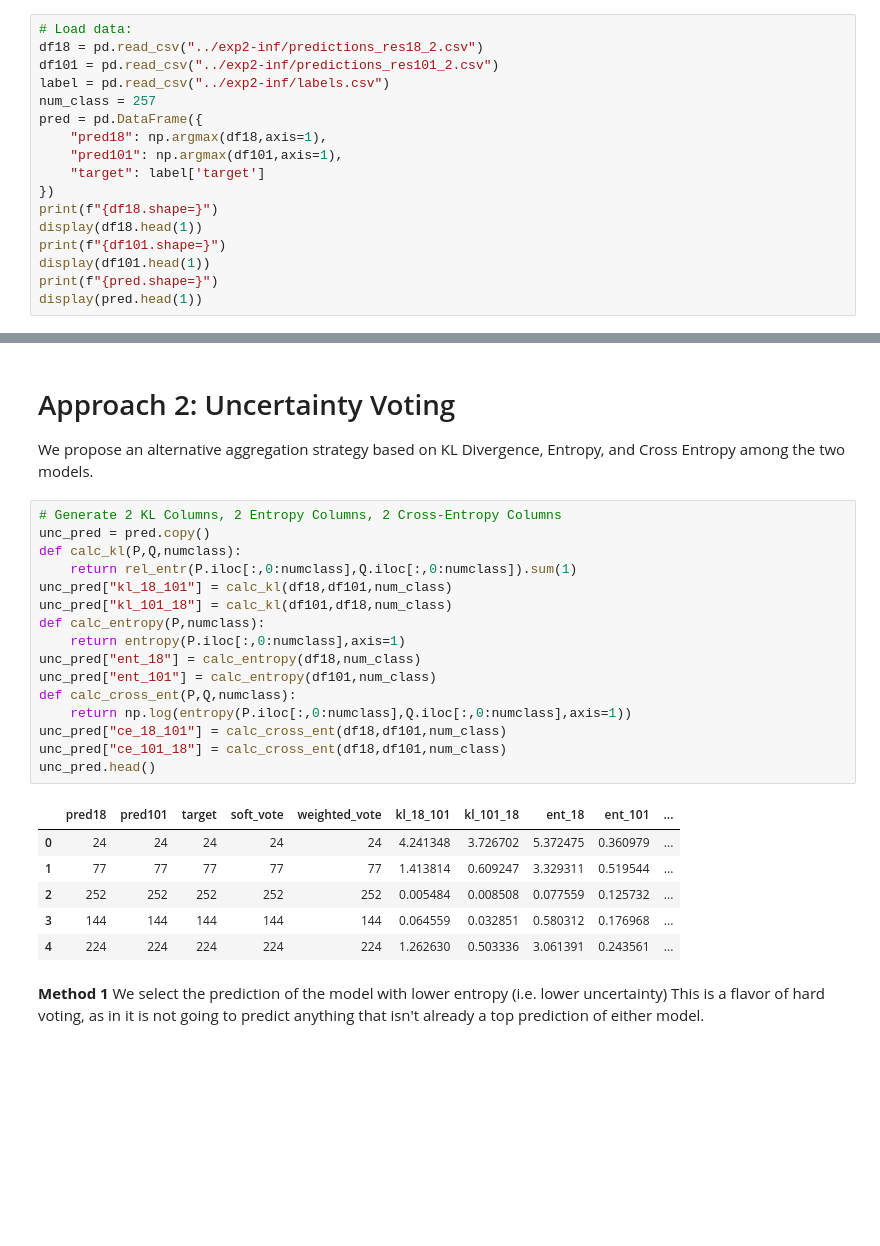
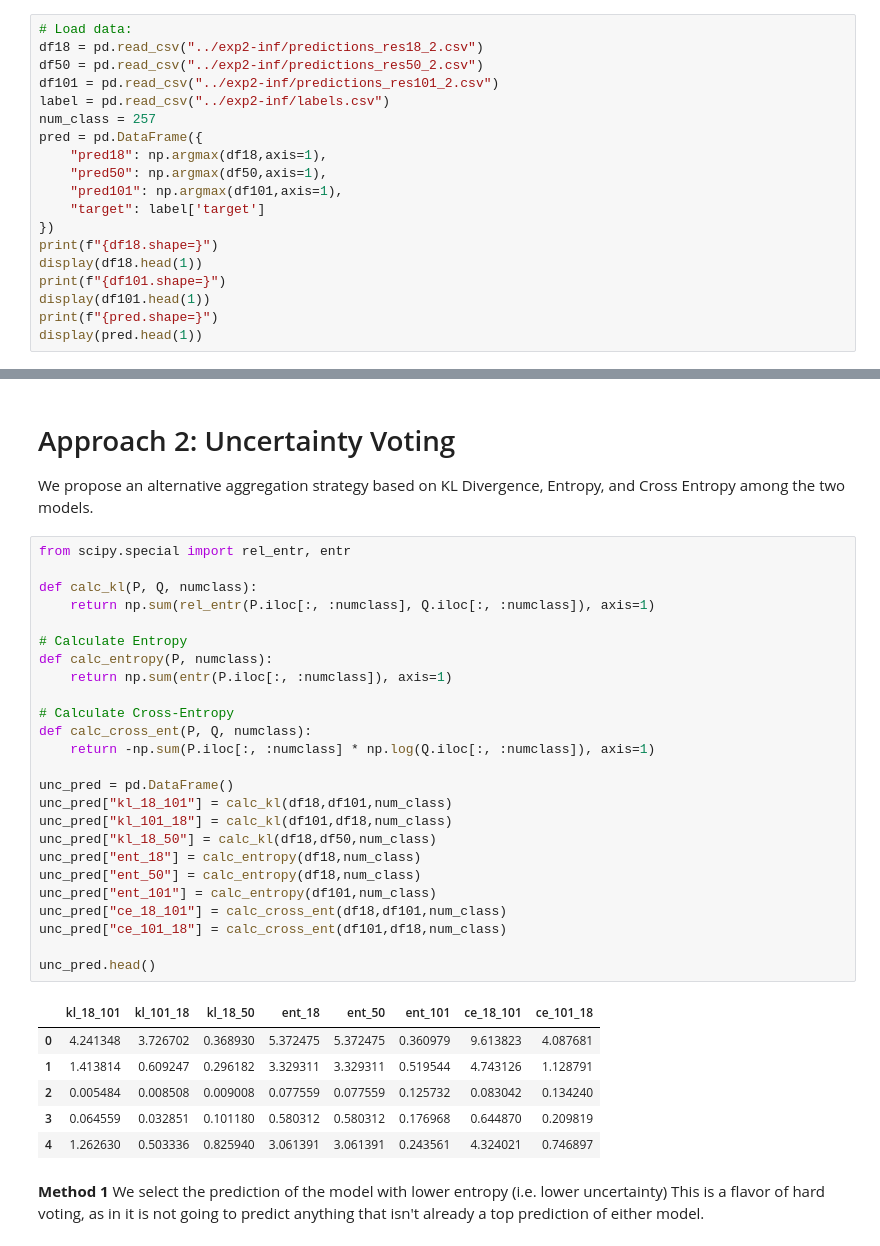
Before and after one commit to TimothyZG/wliura2024, a Jupyter notebook: exp2/post-exp2-analysis/ensemble.ipynb, the cells around one changed output, grey strips where cells are left out. Drawn from its saved outputs; the diff is of its cells as text; blank space fills up the shorter version.

```diff
--- a/exp2/post-exp2-analysis/ensemble.ipynb
+++ b/exp2/post-exp2-analysis/ensemble.ipynb
@@ -10,11 +10,13 @@ from matplotlib_venn import venn3,venn2
 # %%
 # Load data:
 df18 = pd.read_csv("../exp2-inf/predictions_res18_2.csv")
+df50 = pd.read_csv("../exp2-inf/predictions_res50_2.csv")
 df101 = pd.read_csv("../exp2-inf/predictions_res101_2.csv")
 label = pd.read_csv("../exp2-inf/labels.csv")
 num_class = 257
 pred = pd.DataFrame({
     "pred18": np.argmax(df18,axis=1),
+    "pred50": np.argmax(df50,axis=1),
     "pred101": np.argmax(df101,axis=1),
     "target": label['target']
 })
@@ -108,28 +153,37 @@ weighted_vote has accuracy 0.873734073832081
 # Approach 2: Uncertainty Voting
 We propose an alternative aggregation strategy based on KL Divergence, Entropy, and Cross Entropy among the two models.
 # %%
-# Generate 2 KL Columns, 2 Entropy Columns, 2 Cross-Entropy Columns
-unc_pred = pred.copy()
-def calc_kl(P,Q,numclass):
-    return rel_entr(P.iloc[:,0:numclass],Q.iloc[:,0:numclass]).sum(1)
+from scipy.special import rel_entr, entr
+
+def calc_kl(P, Q, numclass):
+    return np.sum(rel_entr(P.iloc[:, :numclass], Q.iloc[:, :numclass]), axis=1)
+
+# Calculate Entropy
+def calc_entropy(P, numclass):
+    return np.sum(entr(P.iloc[:, :numclass]), axis=1)
+
+# Calculate Cross-Entropy
+def calc_cross_ent(P, Q, numclass):
+    return -np.sum(P.iloc[:, :numclass] * np.log(Q.iloc[:, :numclass]), axis=1)
+
+unc_pred = pd.DataFrame()
 unc_pred["kl_18_101"] = calc_kl(df18,df101,num_class)
 unc_pred["kl_101_18"] = calc_kl(df101,df18,num_class)
-def calc_entropy(P,numclass):
-    return entropy(P.iloc[:,0:numclass],axis=1)
+unc_pred["kl_18_50"] = calc_kl(df18,df50,num_class)
 unc_pred["ent_18"] = calc_entropy(df18,num_class)
+unc_pred["ent_50"] = calc_entropy(df18,num_class)
 unc_pred["ent_101"] = calc_entropy(df101,num_class)
-def calc_cross_ent(P,Q,numclass):
-    return np.log(entropy(P.iloc[:,0:numclass],Q.iloc[:,0:numclass],axis=1))
 unc_pred["ce_18_101"] = calc_cross_ent(df18,df101,num_class)
-unc_pred["ce_101_18"] = calc_cross_ent(df18,df101,num_class)
+unc_pred["ce_101_18"] = calc_cross_ent(df101,df18,num_class)
+
 unc_pred.head()
 # %% [output]
-|  | pred18 | pred101 | target | soft_vote | weighted_vote | kl_18_101 | kl_101_18 | ent_18 | ent_101 | ... |
-| 0 | 24 | 24 | 24 | 24 | 24 | 4.241348 | 3.726702 | 5.372475 | 0.360979 | ... |
-| 1 | 77 | 77 | 77 | 77 | 77 | 1.413814 | 0.609247 | 3.329311 | 0.519544 | ... |
-| 2 | 252 | 252 | 252 | 252 | 252 | 0.005484 | 0.008508 | 0.077559 | 0.125732 | ... |
-| 3 | 144 | 144 | 144 | 144 | 144 | 0.064559 | 0.032851 | 0.580312 | 0.176968 | ... |
-| 4 | 224 | 224 | 224 | 224 | 224 | 1.262630 | 0.503336 | 3.061391 | 0.243561 | ... |
+|  | kl_18_101 | kl_101_18 | kl_18_50 | ent_18 | ent_50 | ent_101 | ce_18_101 | ce_101_18 |
+| 0 | 4.241348 | 3.726702 | 0.368930 | 5.372475 | 5.372475 | 0.360979 | 9.613823 | 4.087681 |
+| 1 | 1.413814 | 0.609247 | 0.296182 | 3.329311 | 3.329311 | 0.519544 | 4.743126 | 1.128791 |
+| 2 | 0.005484 | 0.008508 | 0.009008 | 0.077559 | 0.077559 | 0.125732 | 0.083042 | 0.134240 |
+| 3 | 0.064559 | 0.032851 | 0.101180 | 0.580312 | 0.580312 | 0.176968 | 0.644870 | 0.209819 |
+| 4 | 1.262630 | 0.503336 | 0.825940 | 3.061391 | 3.061391 | 0.243561 | 4.324021 | 0.746897 |
 # %% [markdown]
 **Method 1** We select the prediction of the model with lower entropy (i.e. lower uncertainty) This is a flavor of hard voting, as in it is not going to predict anything that isn't already a top prediction of either model.
 # %%
```
Also changed, not shown: parts of 27 cells of this notebook.
